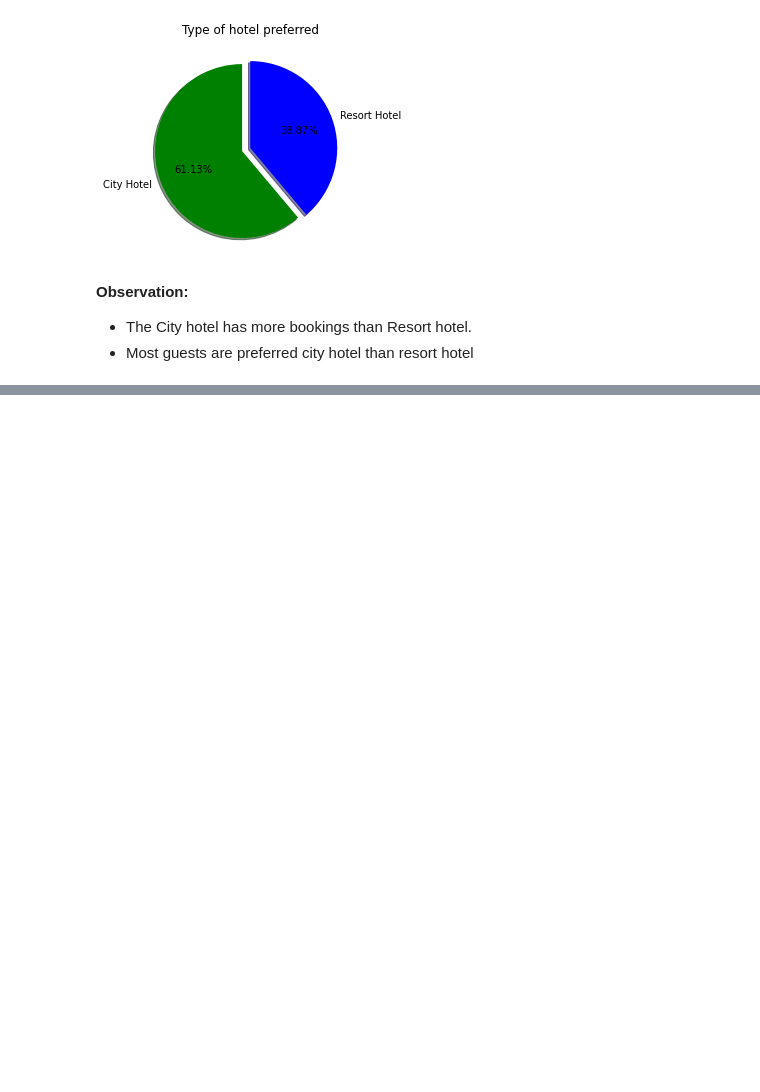
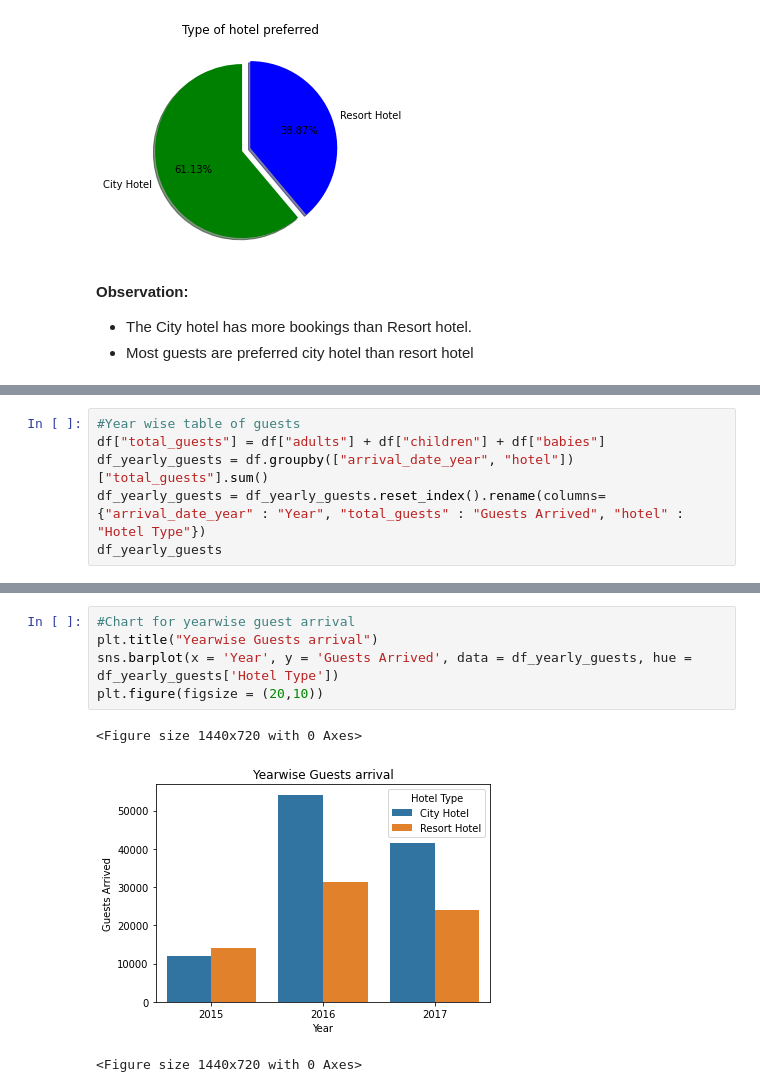
Before and after one commit to SabirAjmal10/Hotel-Booking-Analysis-EDA-Capstone-Project, a Jupyter notebook: Hotel_Booking_Analysis_Capstone_Project.ipynb, the cells around one changed output, grey strips where cells are left out. Saved outputs shown, nothing was run; the diff lists cells and outputs as text; blank space fills up the shorter version.

```diff
--- a/Hotel_Booking_Analysis_Capstone_Project.ipynb
+++ b/Hotel_Booking_Analysis_Capstone_Project.ipynb
@@ -295,0 +354,6 @@ Text(0.5, 1.0, 'Hotel in Cancel Situation')
+# %%
+#Year wise table of guests
+df["total_guests"] = df["adults"] + df["children"] + df["babies"]
+df_yearly_guests = df.groupby(["arrival_date_year", "hotel"])["total_guests"].sum()
+df_yearly_guests = df_yearly_guests.reset_index().rename(columns= {"arrival_date_year" : "Year", "total_guests" : "Guests Arrived", "hotel" : "Hotel Type"})
+df_yearly_guests
@@ -295,0 +368,9 @@ Text(0.5, 1.0, 'Hotel in Cancel Situation')
+# %%
+#Chart for yearwise guest arrival
+plt.title("Yearwise Guests arrival")
+sns.barplot(x = 'Year', y = 'Guests Arrived', data = df_yearly_guests, hue = df_yearly_guests['Hotel Type'])
+plt.figure(figsize = (20,10))
+# %% [output]
+<Figure size 1440x720 with 0 Axes>
+[figure, added]
+<Figure size 1440x720 with 0 Axes>
```
Also changed, not shown: parts of 22 cells of this notebook.
